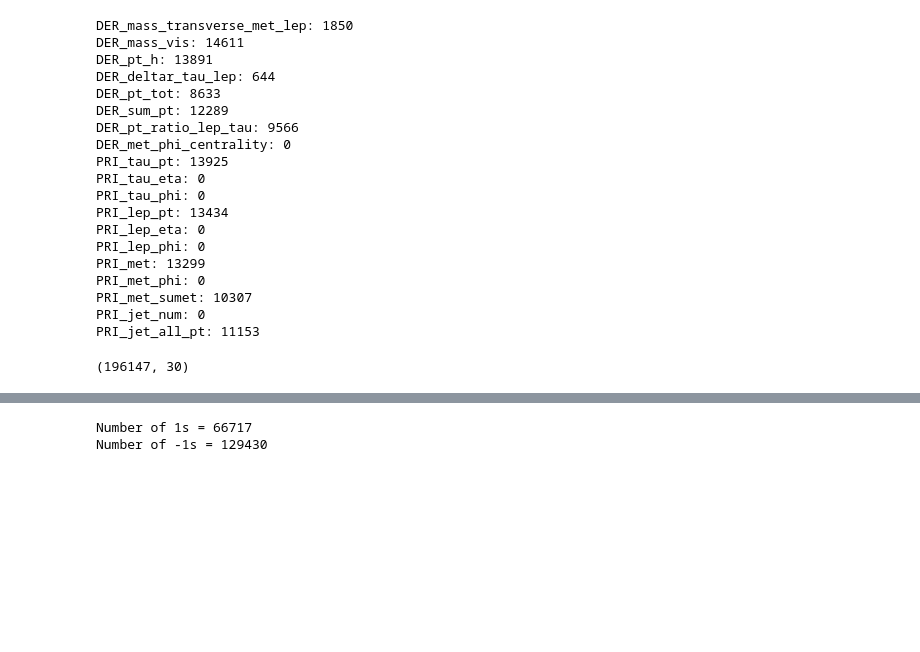
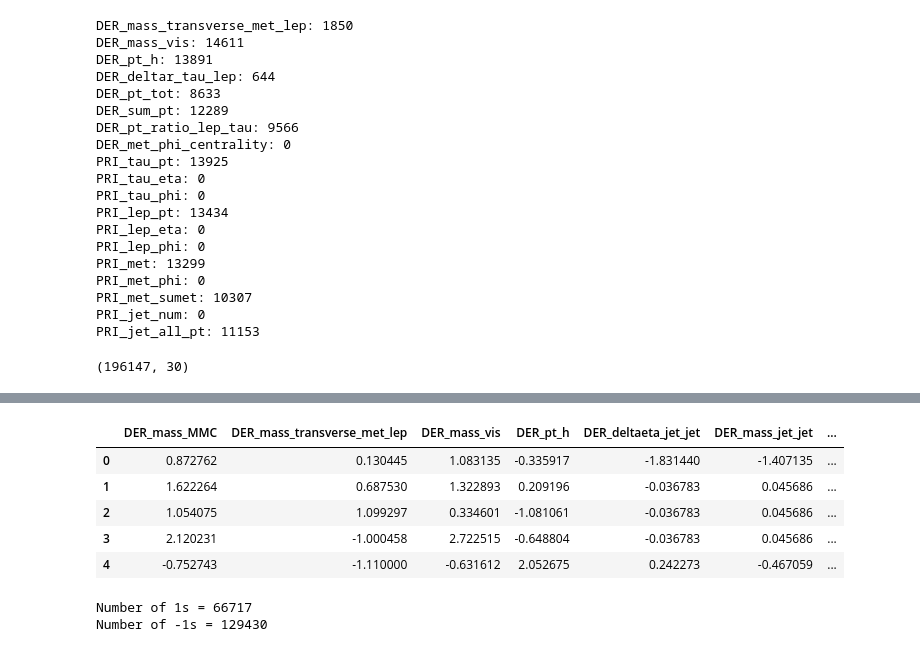
Before and after one commit to oganesManasian/EPFL-Machine-Learning-Higgs-2019, a Jupyter notebook: scripts/DRAFT.ipynb, the cells around one changed output, grey strips where cells are left out. Cells and saved outputs as stored; diff of their text form; code cells hidden in the pictures; blank space fills up the shorter version.

```diff
--- a/scripts/DRAFT.ipynb
+++ b/scripts/DRAFT.ipynb
@@ -314,3 +355,14 @@ data_no_outliers.shape
+# %%
+# standardize data
+data_no_outliers = pd.DataFrame(preprocessing.StandardScaler().fit_transform(data_no_outliers.values),columns=data_no_outliers.columns)
+data_no_outliers.head()
+# %% [output]
+|  | DER_mass_MMC | DER_mass_transverse_met_lep | DER_mass_vis | DER_pt_h | DER_deltaeta_jet_jet | DER_mass_jet_jet | ... |
+| 0 | 0.872762 | 0.130445 | 1.083135 | -0.335917 | -1.831440 | -1.407135 | ... |
+| 1 | 1.622264 | 0.687530 | 1.322893 | 0.209196 | -0.036783 | 0.045686 | ... |
+| 2 | 1.054075 | 1.099297 | 0.334601 | -1.081061 | -0.036783 | 0.045686 | ... |
+| 3 | 2.120231 | -1.000458 | 2.722515 | -0.648804 | -0.036783 | 0.045686 | ... |
+| 4 | -0.752743 | -1.110000 | -0.631612 | 2.052675 | 0.242273 | -0.467059 | ... |
 # %%
 print('Number of 1s = {}'.format(len(y_no_outliers[y_no_outliers==1])))
 print('Number of -1s = {}'.format(len(y_no_outliers[y_no_outliers==-1])))
```
Also changed, not shown: parts of 31 cells of this notebook.
